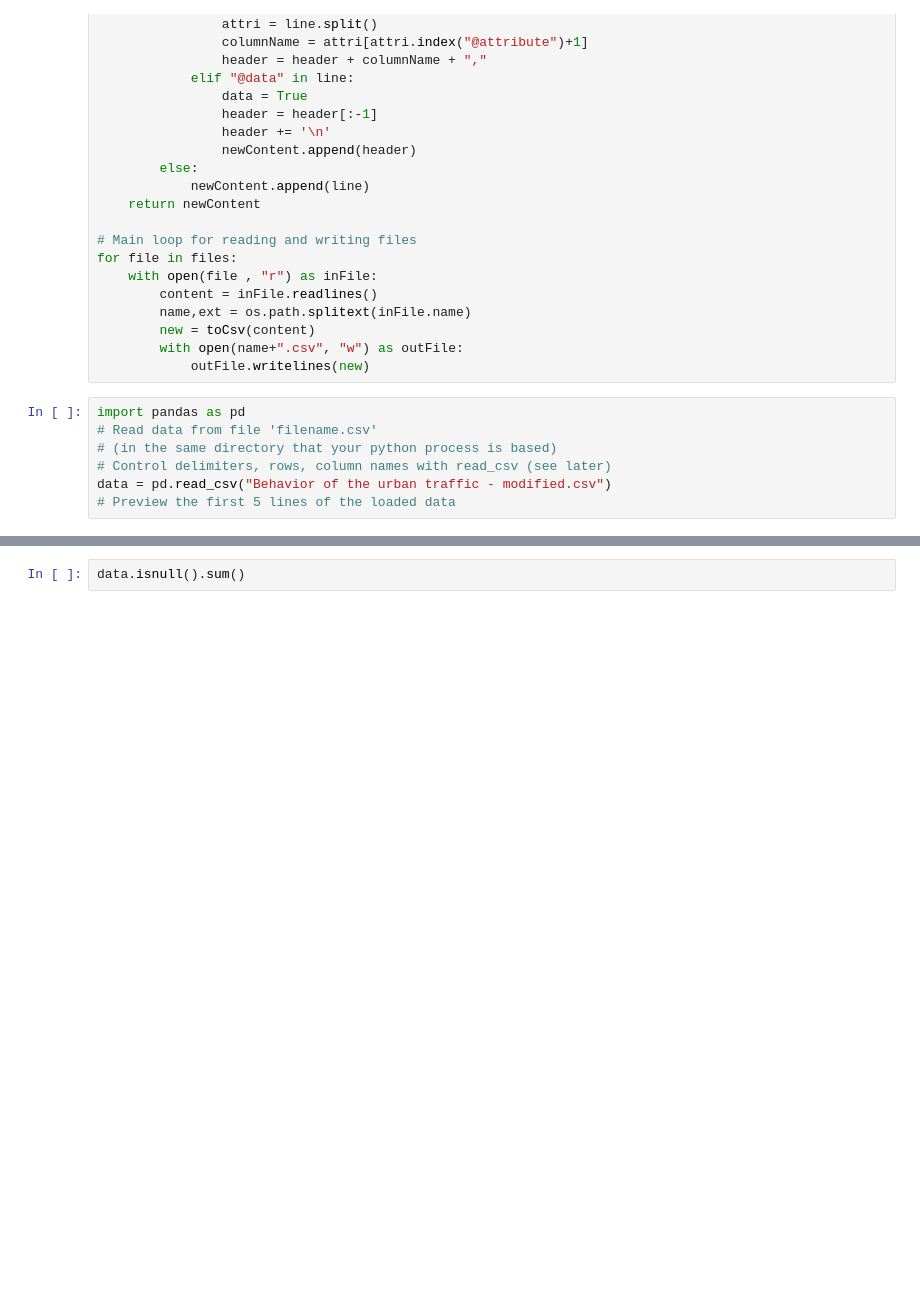
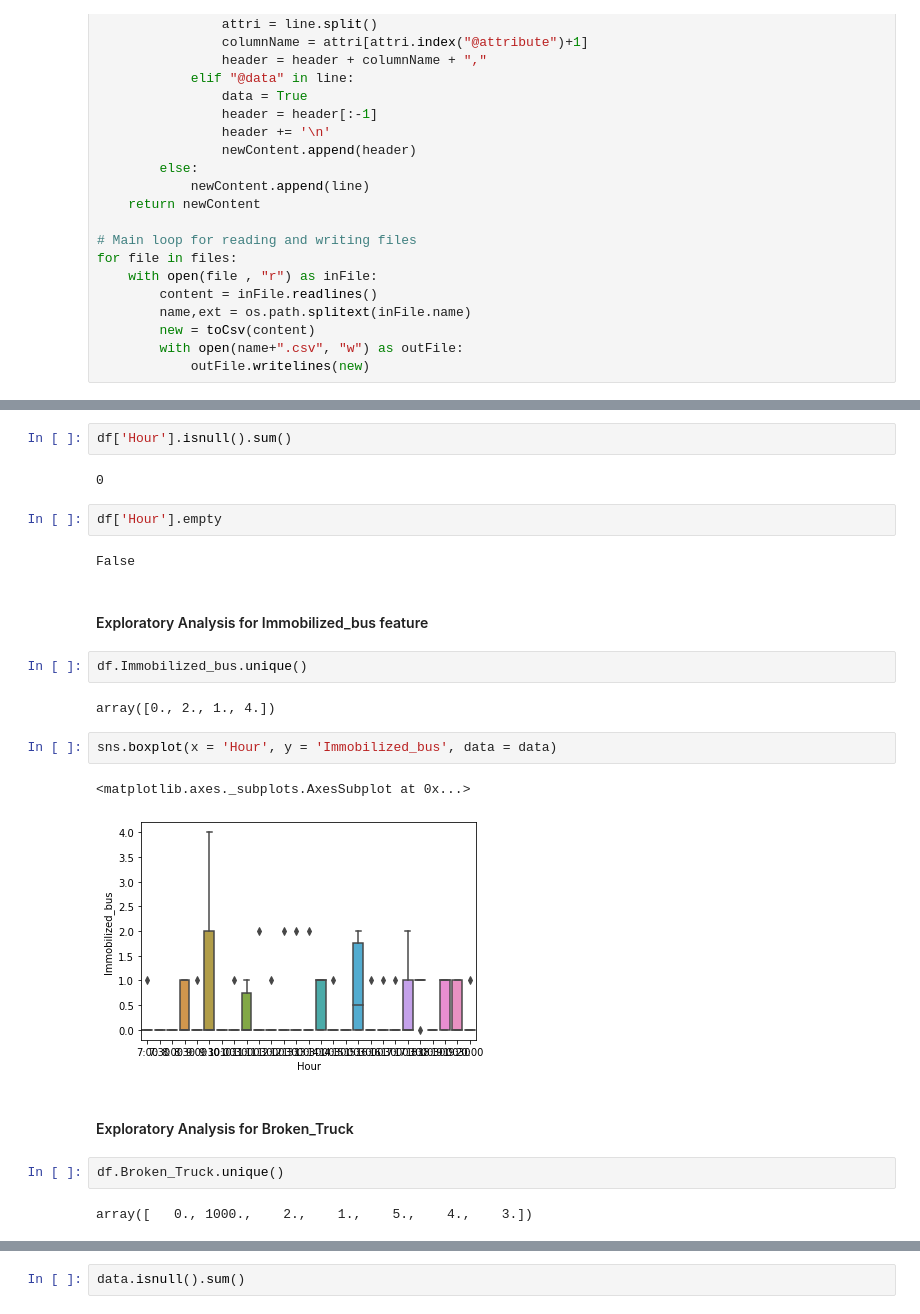
Before and after one commit to badalb/FE, a Jupyter notebook: FE-Project.ipynb, the cells around one changed output, grey strips where cells are left out. Saved outputs shown, nothing was run; the diff lists cells and outputs as text; blank space fills up the shorter version.

Commit message:
Added in-progress exploratory data anaylisis

```diff
--- a/FE-Project.ipynb
+++ b/FE-Project.ipynb
@@ -33,10 +42,3 @@ for file in files:
         new = toCsv(content)
         with open(name+".csv", "w") as outFile:
             outFile.writelines(new)
-# %%
-import pandas as pd
-# Read data from file 'filename.csv'
-# (in the same directory that your python process is based)
-# Control delimiters, rows, column names with read_csv (see later)
-data = pd.read_csv("Behavior of the urban traffic - modified.csv")
-# Preview the first 5 lines of the loaded data
@@ -75,0 +85,25 @@ sns.heatmap(data.isnull(),yticklabels=False,cbar=False,cmap='viridis')
+# %%
+df['Hour'].isnull().sum()
+# %% [output]
+0
+# %%
+df['Hour'].empty
+# %% [output]
+False
+# %% [markdown]
+#### Exploratory Analysis for Immobilized_bus feature
+# %%
+df.Immobilized_bus.unique()
+# %% [output]
+array([0., 2., 1., 4.])
+# %%
+sns.boxplot(x = 'Hour', y = 'Immobilized_bus', data = data)
+# %% [output]
+<matplotlib.axes._subplots.AxesSubplot at 0x...>
+[figure, added]
+# %% [markdown]
+#### Exploratory Analysis for Broken_Truck
+# %%
+df.Broken_Truck.unique()
+# %% [output]
+array([   0., 1000.,    2.,    1.,    5.,    4.,    3.])
```
Also changed, not shown: parts of 64 cells of this notebook.
